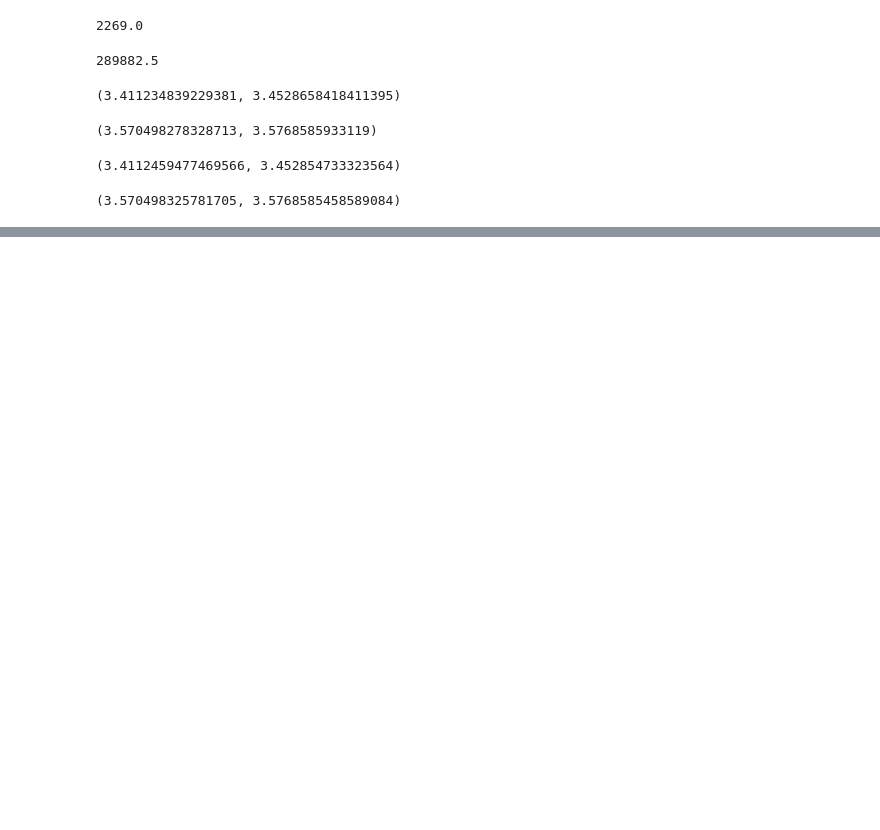
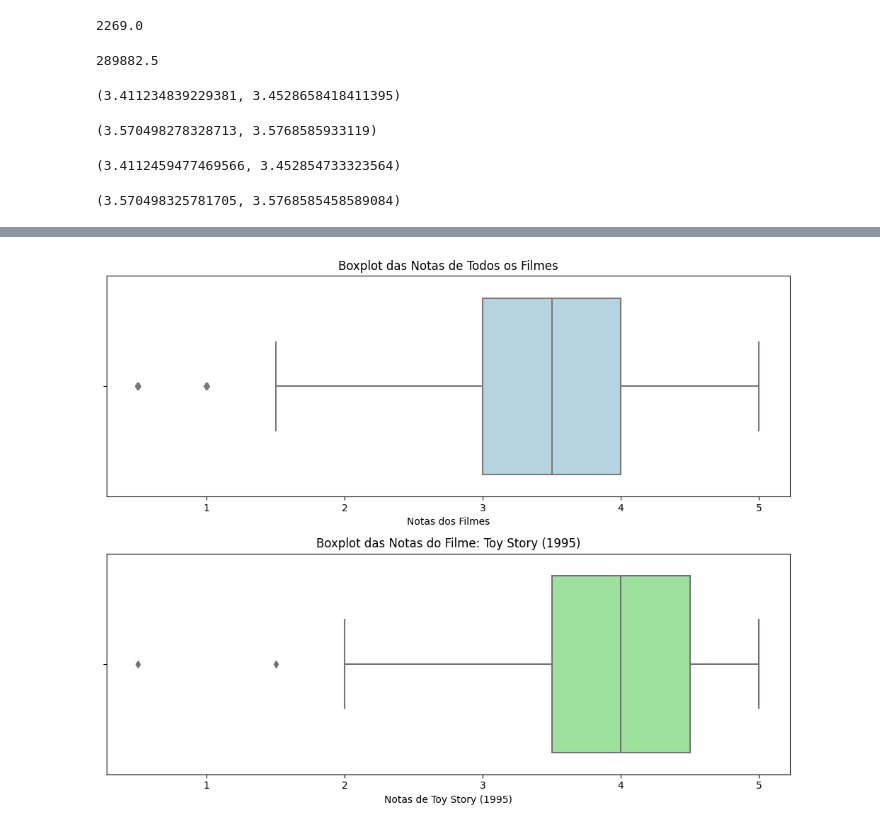
Before and after one commit to douglascdsantos/alura_data-science-introducao-a-testes-estatisticos-com-python, a Jupyter notebook: data_science_introducao_a_testes_estatisticos_com_python.ipynb, the cells around one changed output, grey strips where cells are left out. Cells and saved outputs as stored; diff of their text form; code cells hidden in the pictures; blank space fills up the shorter version.

```diff
--- a/data_science_introducao_a_testes_estatisticos_com_python.ipynb
+++ b/data_science_introducao_a_testes_estatisticos_com_python.ipynb
@@ -410,0 +427,23 @@ tt_desc_stat.zconfint_mean()
+# %%
+# Filme específico (por exemplo, "Filme C")
+filme_especifico = 1
+
+plt.figure(figsize=(10, 8))
+
+# Boxplot para todos os filmes
+plt.subplot(2, 1, 1)
+sns.boxplot(x='rating', data=notas, color='lightblue')
+plt.xlabel('Notas dos Filmes')
+plt.title('Boxplot das Notas de Todos os Filmes')
+
+# Boxplot para o filme específico
+nome_filme = filmes.query('movieId == @filme_especifico')['title'].values[0]
+plt.subplot(2, 1, 2)
+sns.boxplot(x='rating', data=notas.query('movieId == @filme_especifico'), color='lightgreen')
+plt.xlabel(f'Notas de {nome_filme}')
+plt.title(f"Boxplot das Notas do Filme: {nome_filme}")
+
+plt.tight_layout()
+plt.show()
+# %% [output]
+[figure, added]
```
Also changed, not shown: parts of 5 cells of this notebook.
